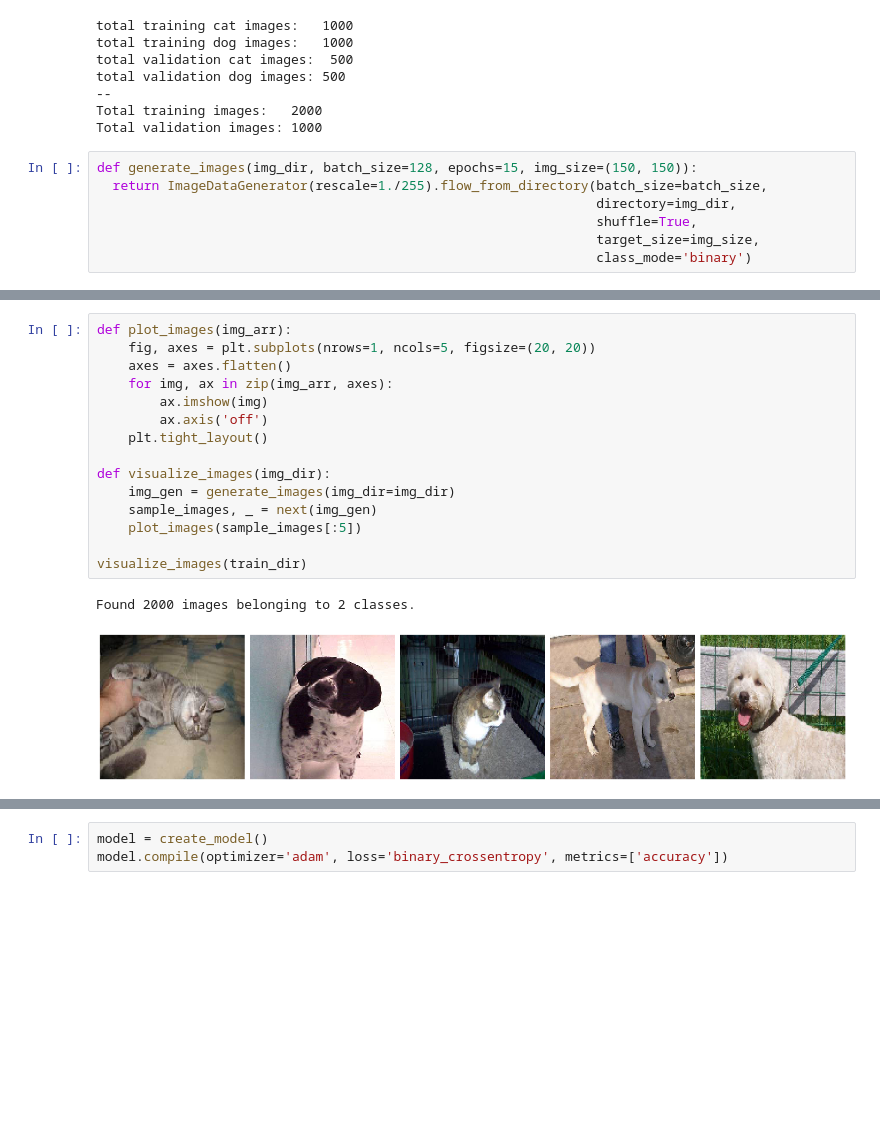
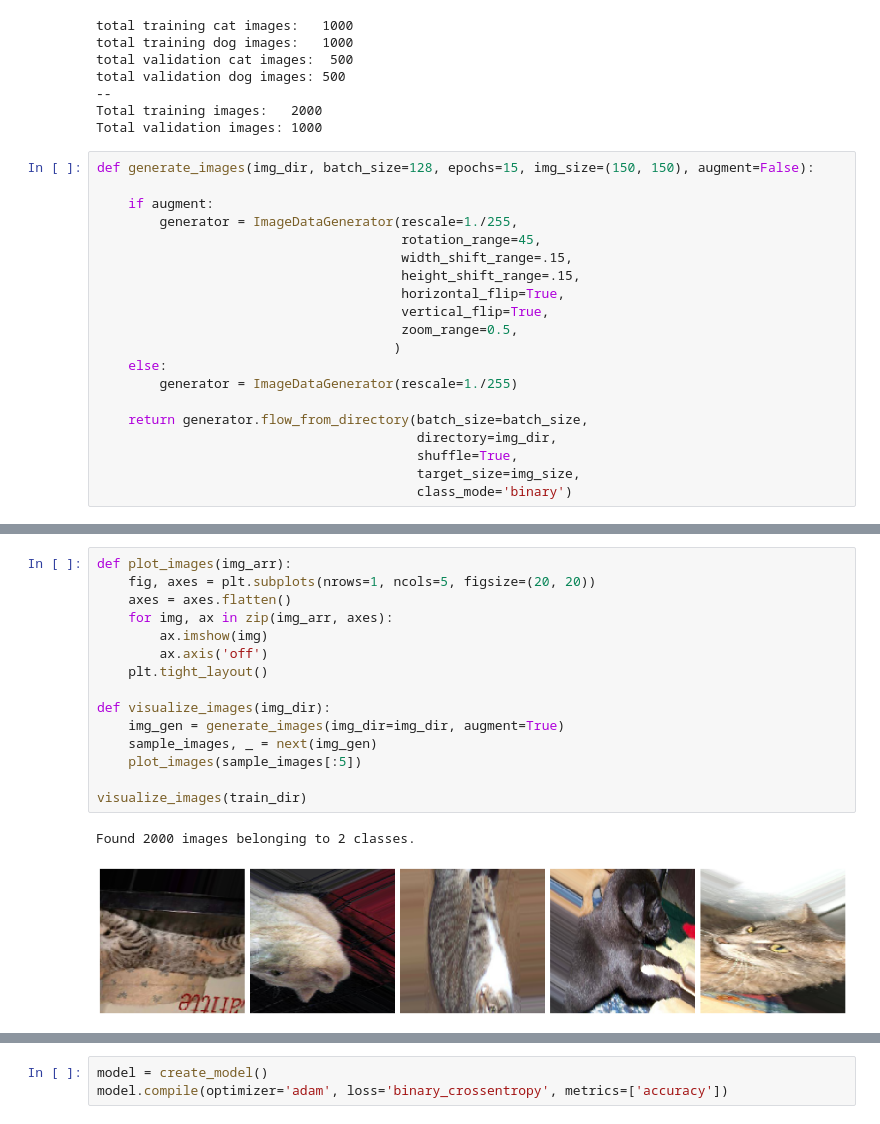
Before and after one commit to frankrefischer/tf-cnn-cats-and-dogs, a Jupyter notebook: CNN_Cats_and_Dogs.ipynb, the cells around one changed output, grey strips where cells are left out. Cells and saved outputs as stored; diff of their text form; blank space fills up the shorter version.

Commit message:
augmentation and dropout

```diff
--- a/CNN_Cats_and_Dogs.ipynb
+++ b/CNN_Cats_and_Dogs.ipynb
@@ -75,10 +75,23 @@ total validation dog images: 500
 Total training images:   2000
 Total validation images: 1000
 # %%
-def generate_images(img_dir, batch_size=128, epochs=15, img_size=(150, 150)):
-  return ImageDataGenerator(rescale=1./255).flow_from_directory(batch_size=batch_size,
-                                                                directory=img_dir,
-                                                                shuffle=True,
-                                                                target_size=img_size,
-                                                                class_mode='binary')
+def generate_images(img_dir, batch_size=128, epochs=15, img_size=(150, 150), augment=False):
+
+    if augment:
+        generator = ImageDataGenerator(rescale=1./255,
+                                       rotation_range=45,
+                                       width_shift_range=.15,
+                                       height_shift_range=.15,
+                                       horizontal_flip=True,
+                                       vertical_flip=True,
+                                       zoom_range=0.5,
+                                      )
+    else:
+        generator = ImageDataGenerator(rescale=1./255)
+
+    return generator.flow_from_directory(batch_size=batch_size,
+                                         directory=img_dir,
+                                         shuffle=True,
+                                         target_size=img_size,
+                                         class_mode='binary')
 # %%
@@ -92,21 +105,21 @@ Found 1000 images belonging to 2 classes.
 # %%
 def plot_images(img_arr):
     fig, axes = plt.subplots(nrows=1, ncols=5, figsize=(20, 20))
     axes = axes.flatten()
     for img, ax in zip(img_arr, axes):
         ax.imshow(img)
         ax.axis('off')
     plt.tight_layout()
 
 def visualize_images(img_dir):
-    img_gen = generate_images(img_dir=img_dir)
+    img_gen = generate_images(img_dir=img_dir, augment=True)
     sample_images, _ = next(img_gen)
     plot_images(sample_images[:5])
 
 visualize_images(train_dir)
 # %% [output]
 Found 2000 images belonging to 2 classes.
-[figure, old version]
+[figure, new version]
 # %%
 def create_model(input_shape=(150, 150, 3)):
     return Sequential([
```
Also changed, not shown: parts of 8 cells of this notebook.
